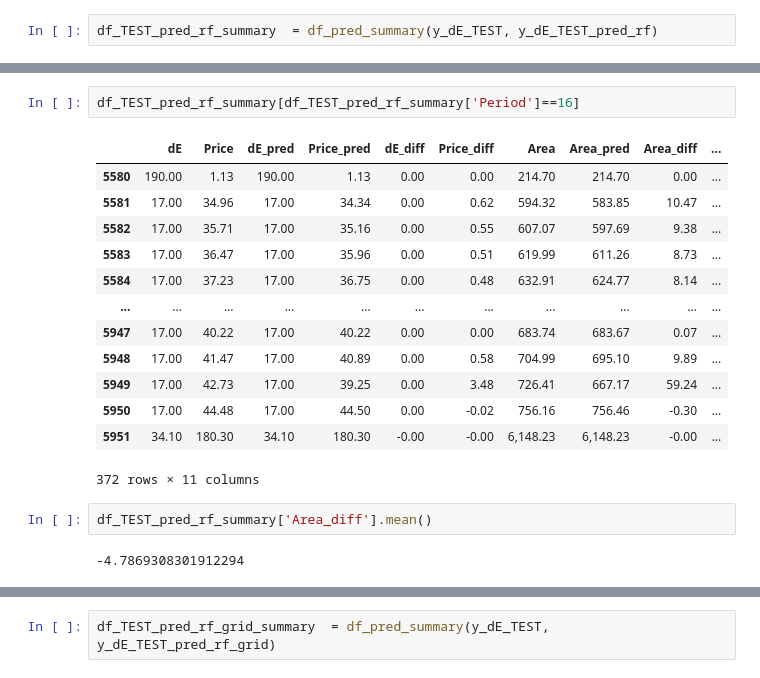
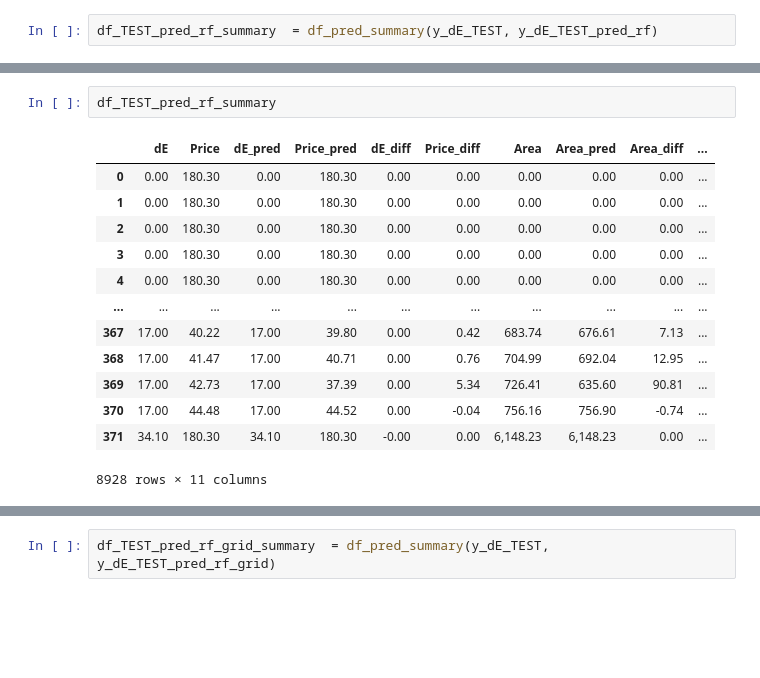
Before and after one commit to luisdelpozo/TFM, a Jupyter notebook: 10_CC_PALOS1_base.ipynb, the cells around one changed output, grey strips where cells are left out. Saved outputs shown, nothing was run; the diff lists cells and outputs as text; blank space fills up the shorter version.

```diff
--- a/10_CC_PALOS1_base.ipynb
+++ b/10_CC_PALOS1_base.ipynb
@@ -2677,21 +2616,17 @@ df_TEST_pred_rf_summary.describe()
 | max | 394.10 | 180.30 | 394.10 | 180.30 | 145.00 | 179.17 | 71,056.23 | 71,056.23 | 26,143.50 | ... |
-# %%
-df_TEST_pred_rf_summary[df_TEST_pred_rf_summary['Period']==16]
-# %% [output]
-|  | dE | Price | dE_pred | Price_pred | dE_diff | Price_diff | Area | Area_pred | Area_diff | ... |
-| 5580 | 190.00 | 1.13 | 190.00 | 1.13 | 0.00 | 0.00 | 214.70 | 214.70 | 0.00 | ... |
-| 5581 | 17.00 | 34.96 | 17.00 | 34.34 | 0.00 | 0.62 | 594.32 | 583.85 | 10.47 | ... |
-| 5582 | 17.00 | 35.71 | 17.00 | 35.16 | 0.00 | 0.55 | 607.07 | 597.69 | 9.38 | ... |
-| 5583 | 17.00 | 36.47 | 17.00 | 35.96 | 0.00 | 0.51 | 619.99 | 611.26 | 8.73 | ... |
-| 5584 | 17.00 | 37.23 | 17.00 | 36.75 | 0.00 | 0.48 | 632.91 | 624.77 | 8.14 | ... |
-| ... | ... | ... | ... | ... | ... | ... | ... | ... | ... | ... |
-| 5947 | 17.00 | 40.22 | 17.00 | 40.22 | 0.00 | 0.00 | 683.74 | 683.67 | 0.07 | ... |
-| 5948 | 17.00 | 41.47 | 17.00 | 40.89 | 0.00 | 0.58 | 704.99 | 695.10 | 9.89 | ... |
-| 5949 | 17.00 | 42.73 | 17.00 | 39.25 | 0.00 | 3.48 | 726.41 | 667.17 | 59.24 | ... |
-| 5950 | 17.00 | 44.48 | 17.00 | 44.50 | 0.00 | -0.02 | 756.16 | 756.46 | -0.30 | ... |
-| 5951 | 34.10 | 180.30 | 34.10 | 180.30 | -0.00 | -0.00 | 6,148.23 | 6,148.23 | -0.00 | ... |
-372 rows × 11 columns
 # %%
-df_TEST_pred_rf_summary['Area_diff'].mean()
+df_TEST_pred_rf_summary
 # %% [output]
+|  | dE | Price | dE_pred | Price_pred | dE_diff | Price_diff | Area | Area_pred | Area_diff | ... |
+| 0 | 0.00 | 180.30 | 0.00 | 180.30 | 0.00 | 0.00 | 0.00 | 0.00 | 0.00 | ... |
+| 1 | 0.00 | 180.30 | 0.00 | 180.30 | 0.00 | 0.00 | 0.00 | 0.00 | 0.00 | ... |
+| 2 | 0.00 | 180.30 | 0.00 | 180.30 | 0.00 | 0.00 | 0.00 | 0.00 | 0.00 | ... |
+| 3 | 0.00 | 180.30 | 0.00 | 180.30 | 0.00 | 0.00 | 0.00 | 0.00 | 0.00 | ... |
+| 4 | 0.00 | 180.30 | 0.00 | 180.30 | 0.00 | 0.00 | 0.00 | 0.00 | 0.00 | ... |
+| ... | ... | ... | ... | ... | ... | ... | ... | ... | ... | ... |
+| 367 | 17.00 | 40.22 | 17.00 | 39.80 | 0.00 | 0.42 | 683.74 | 676.61 | 7.13 | ... |
+| 368 | 17.00 | 41.47 | 17.00 | 40.71 | 0.00 | 0.76 | 704.99 | 692.04 | 12.95 | ... |
+| 369 | 17.00 | 42.73 | 17.00 | 37.39 | 0.00 | 5.34 | 726.41 | 635.60 | 90.81 | ... |
+| 370 | 17.00 | 44.48 | 17.00 | 44.52 | 0.00 | -0.04 | 756.16 | 756.90 | -0.74 | ... |
+| 371 | 34.10 | 180.30 | 34.10 | 180.30 | -0.00 | 0.00 | 6,148.23 | 6,148.23 | 0.00 | ... |
--4.7869308301912294
+8928 rows × 11 columns
```
Also changed, not shown: parts of 198 cells of this notebook.
